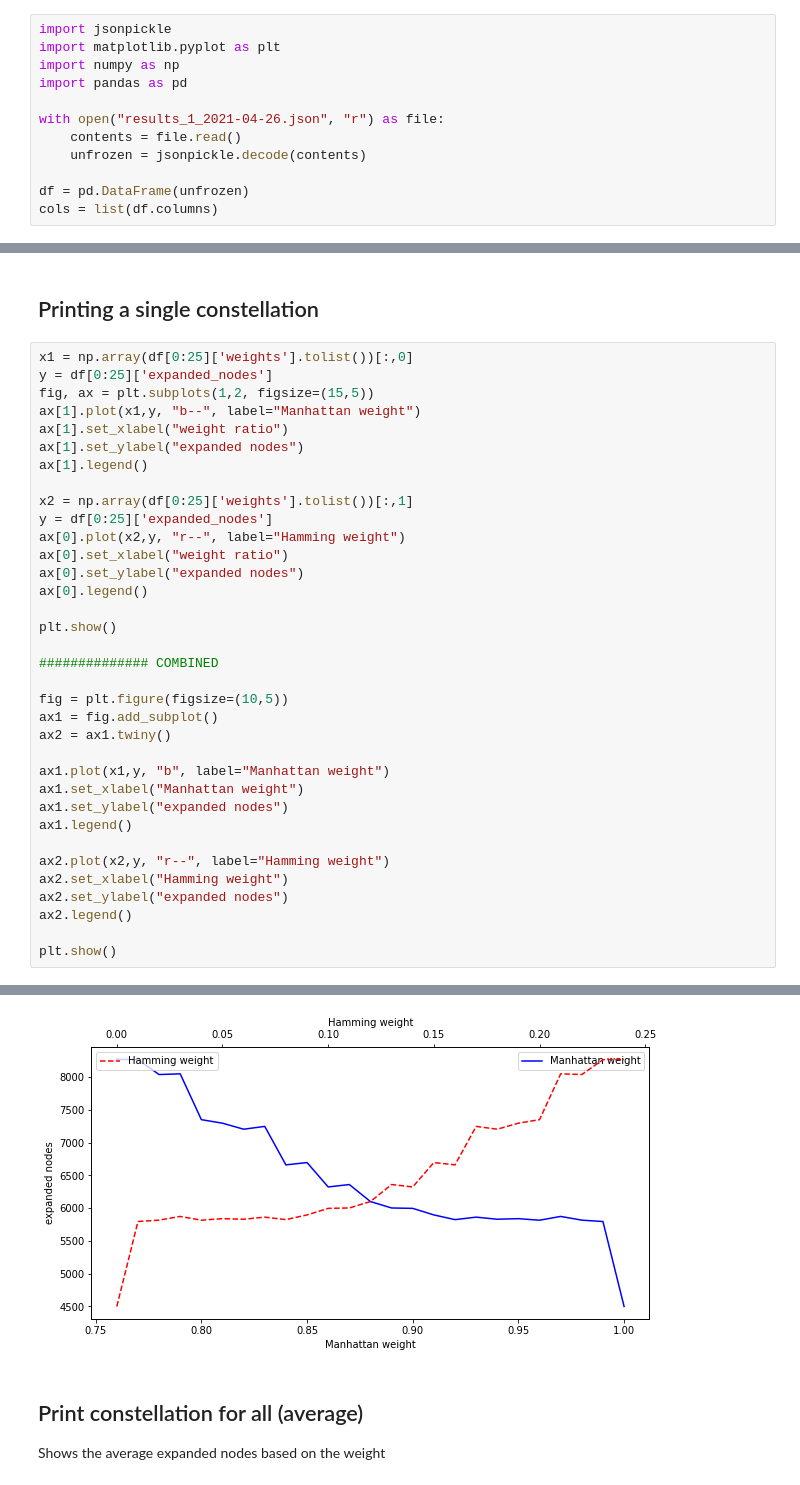
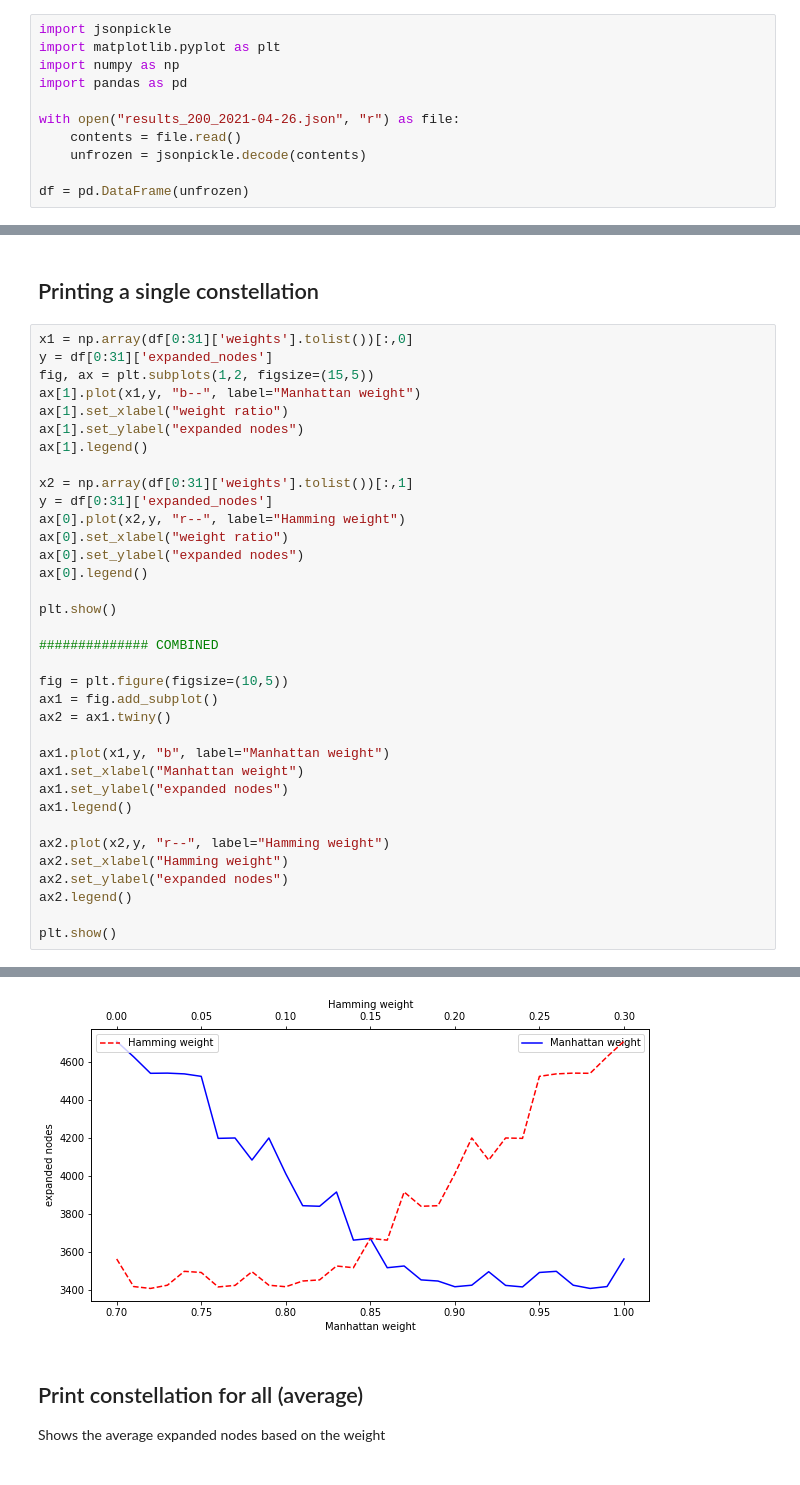
Before and after one commit to Henchway/AI-Data-Science-Exercises, a Jupyter notebook: Exercise1/analytics.ipynb, the cells around one changed output, grey strips where cells are left out. Cells and saved outputs as stored; diff of their text form.

```diff
--- a/Exercise1/analytics.ipynb
+++ b/Exercise1/analytics.ipynb
@@ -4,12 +4,11 @@ import matplotlib.pyplot as plt
 import numpy as np
 import pandas as pd
 
-with open("results_1_2021-04-26.json", "r") as file:
+with open("results_200_2021-04-26.json", "r") as file:
     contents = file.read()
     unfrozen = jsonpickle.decode(contents)
 
 df = pd.DataFrame(unfrozen)
-cols = list(df.columns)
 # %%
 df
 # %% [output]
@@ -45,16 +40,16 @@ plt.show()
 # %% [markdown]
 ## Printing a single constellation
 # %%
-x1 = np.array(df[0:25]['weights'].tolist())[:,0]
-y = df[0:25]['expanded_nodes']
+x1 = np.array(df[0:31]['weights'].tolist())[:,0]
+y = df[0:31]['expanded_nodes']
 fig, ax = plt.subplots(1,2, figsize=(15,5))
 ax[1].plot(x1,y, "b--", label="Manhattan weight")
 ax[1].set_xlabel("weight ratio")
 ax[1].set_ylabel("expanded nodes")
 ax[1].legend()
 
-x2 = np.array(df[0:25]['weights'].tolist())[:,1]
-y = df[0:25]['expanded_nodes']
+x2 = np.array(df[0:31]['weights'].tolist())[:,1]
+y = df[0:31]['expanded_nodes']
 ax[0].plot(x2,y, "r--", label="Hamming weight")
 ax[0].set_xlabel("weight ratio")
 ax[0].set_ylabel("expanded nodes")
@@ -84,4 +79,4 @@ plt.show()
-[figure, old version]
+[figure, new version]
 # %% [markdown]
 ## Print constellation for all (average)
 
```
Also changed, not shown: parts of 13 cells of this notebook.
